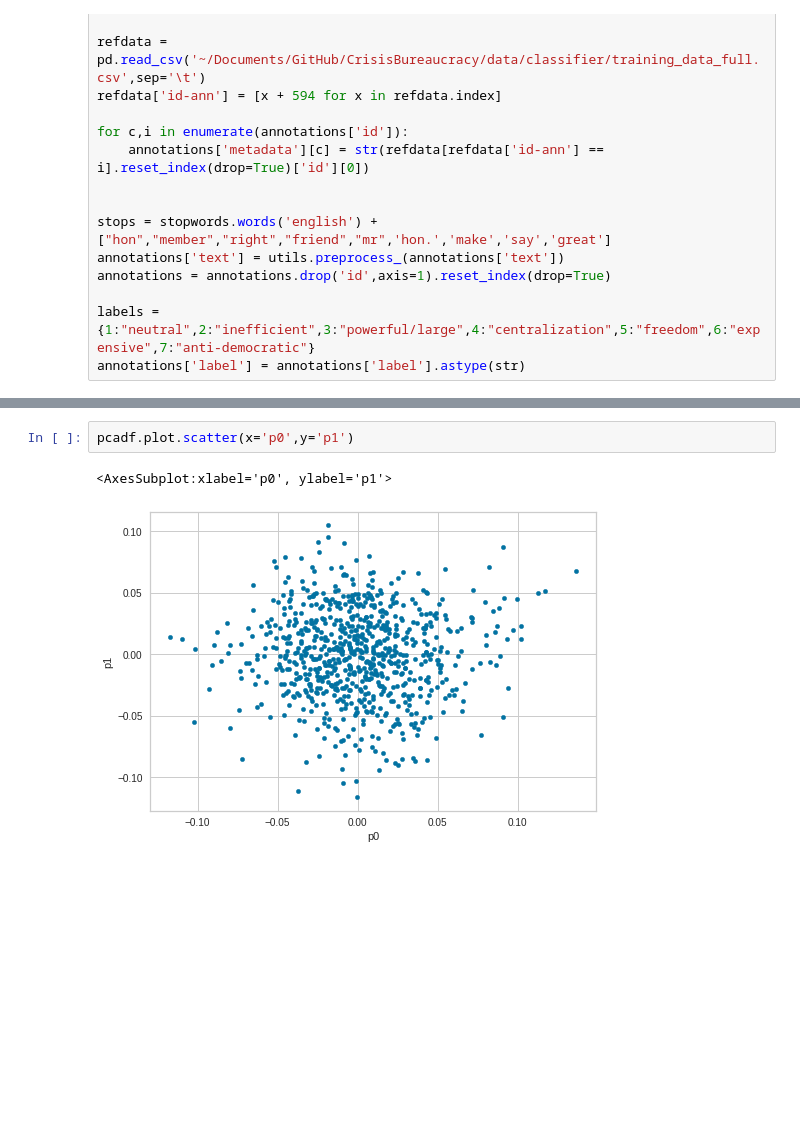
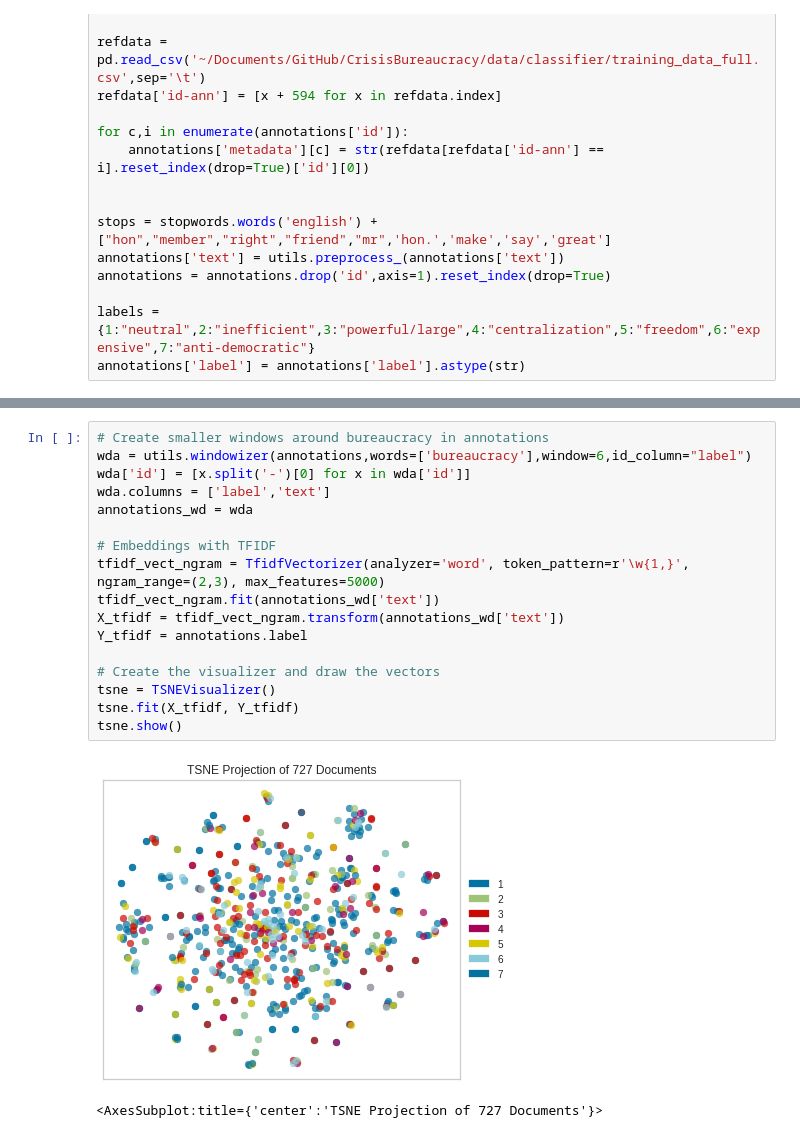
Before and after one commit to rubenros1795/CrisisBureaucracy, a Jupyter notebook: code/unsupervised-clustering.ipynb, the cells around one changed output, grey strips where cells are left out. Saved outputs shown, nothing was run; the diff lists cells and outputs as text; blank space fills up the shorter version.

```diff
--- a/code/unsupervised-clustering.ipynb
+++ b/code/unsupervised-clustering.ipynb
@@ -55,5 +73,20 @@ pcadf.columns = ["p" + str(x) for x in pcadf.columns]
-# %%
-pcadf.plot.scatter(x='p0',y='p1')
-# %% [output]
-<AxesSubplot:xlabel='p0', ylabel='p1'>
-[figure, removed]
+# %%
+# Create smaller windows around bureaucracy in annotations
+wda = utils.windowizer(annotations,words=['bureaucracy'],window=6,id_column="label")
+wda['id'] = [x.split('-')[0] for x in wda['id']]
+wda.columns = ['label','text']
+annotations_wd = wda
+
+# Embeddings with TFIDF
+tfidf_vect_ngram = TfidfVectorizer(analyzer='word', token_pattern=r'\w{1,}', ngram_range=(2,3), max_features=5000)
+tfidf_vect_ngram.fit(annotations_wd['text'])
+X_tfidf = tfidf_vect_ngram.transform(annotations_wd['text'])
+Y_tfidf = annotations.label
+
+# Create the visualizer and draw the vectors
+tsne = TSNEVisualizer()
+tsne.fit(X_tfidf, Y_tfidf)
+tsne.show()
+# %% [output]
+[figure, added]
+<AxesSubplot:title={'center':'TSNE Projection of 727 Documents'}>
```
Also changed, not shown: parts of 7 cells of this notebook, 1 other file.
